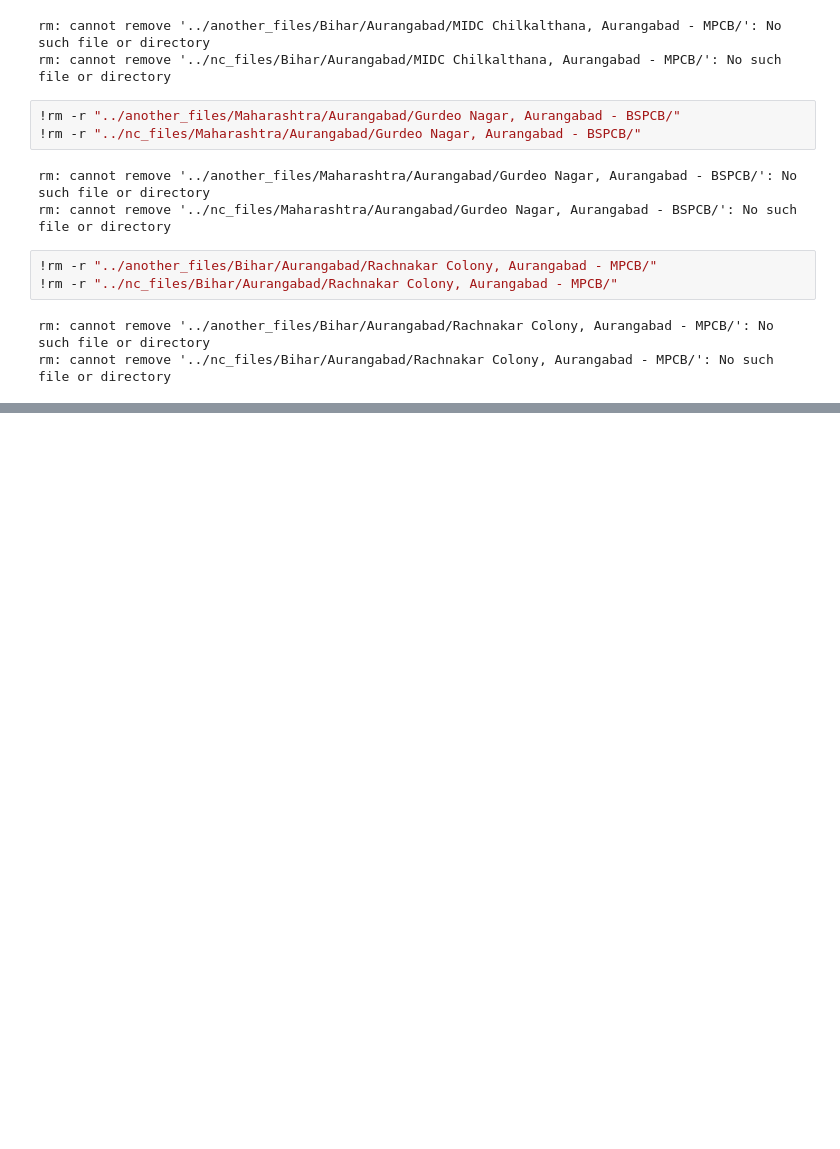
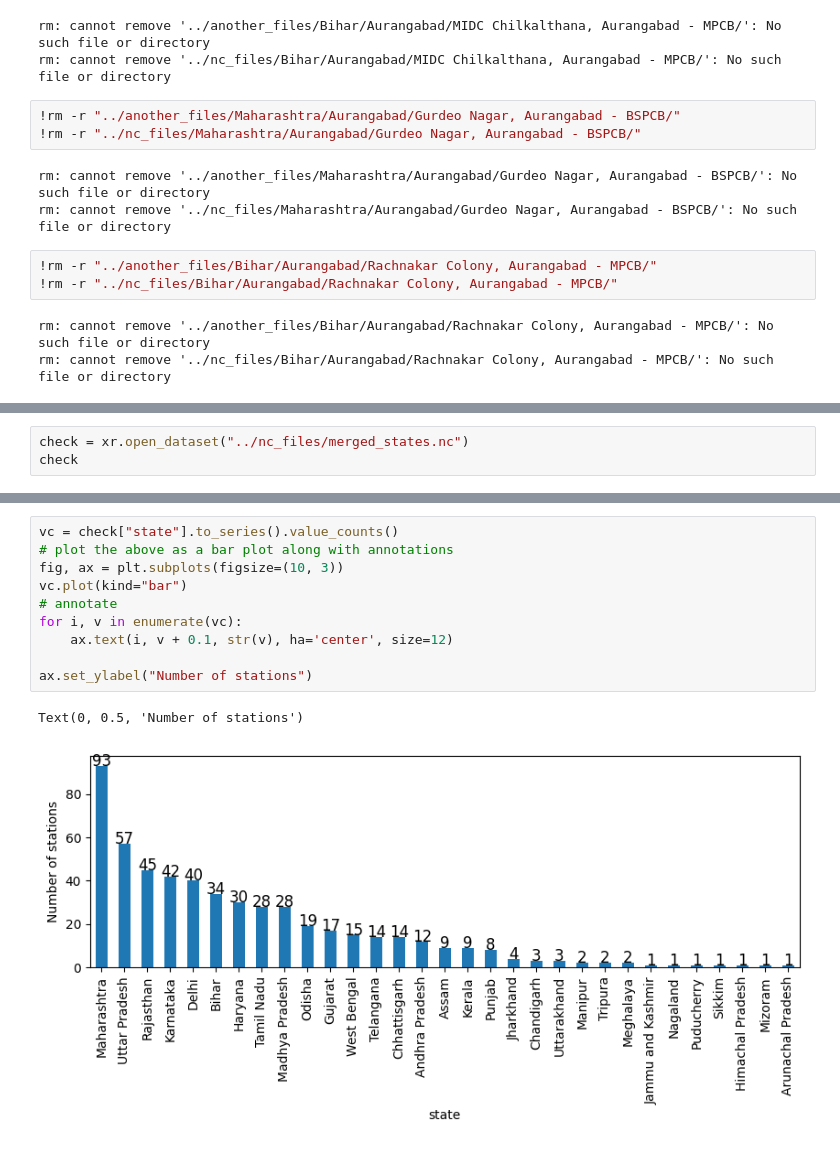
Before and after one commit to patel-zeel/cpcb_helper, a Jupyter notebook: code/combiner.ipynb, the cells around one changed output, grey strips where cells are left out. Saved outputs shown, nothing was run; the diff lists cells and outputs as text; blank space fills up the shorter version.

```diff
--- a/code/combiner.ipynb
+++ b/code/combiner.ipynb
@@ -172,0 +341,3 @@ rm: cannot remove '../nc_files/Bihar/Aurangabad/Rachnakar Colony, Aurangabad - M
+# %%
+check = xr.open_dataset("../nc_files/merged_states.nc")
+check
@@ -172,0 +362,13 @@ rm: cannot remove '../nc_files/Bihar/Aurangabad/Rachnakar Colony, Aurangabad - M
+# %%
+vc = check["state"].to_series().value_counts()
+# plot the above as a bar plot along with annotations
+fig, ax = plt.subplots(figsize=(10, 3))
+vc.plot(kind="bar")
+# annotate
+for i, v in enumerate(vc):
+    ax.text(i, v + 0.1, str(v), ha='center', size=12)
+
+ax.set_ylabel("Number of stations")
+# %% [output]
+Text(0, 0.5, 'Number of stations')
+[figure, added]
```
Also changed, not shown: parts of 28 cells of this notebook.
